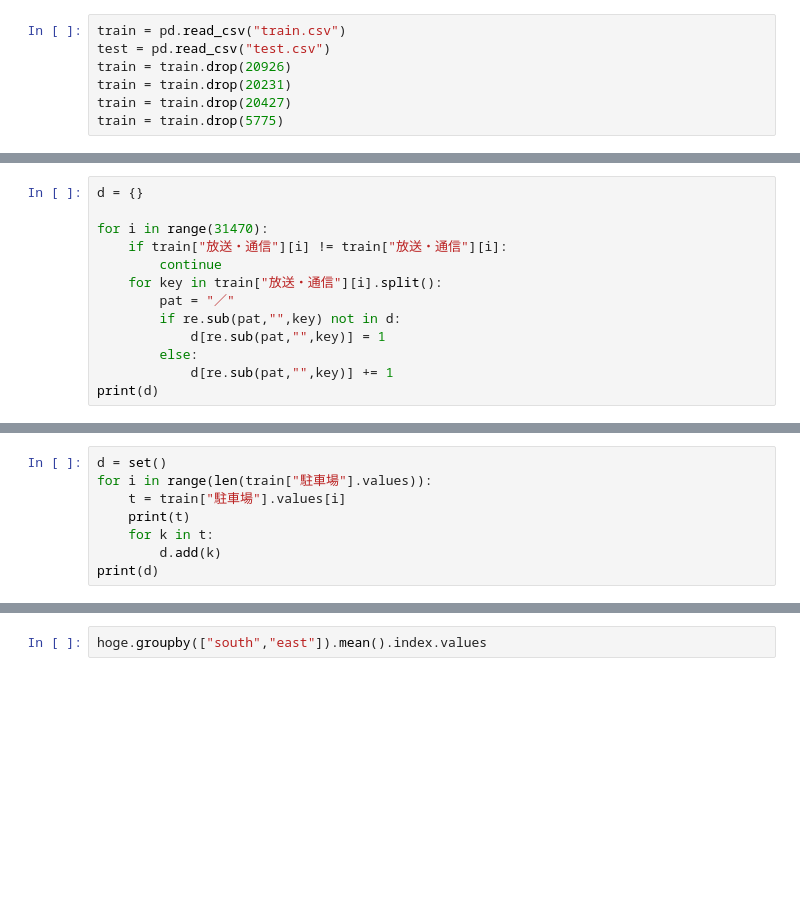
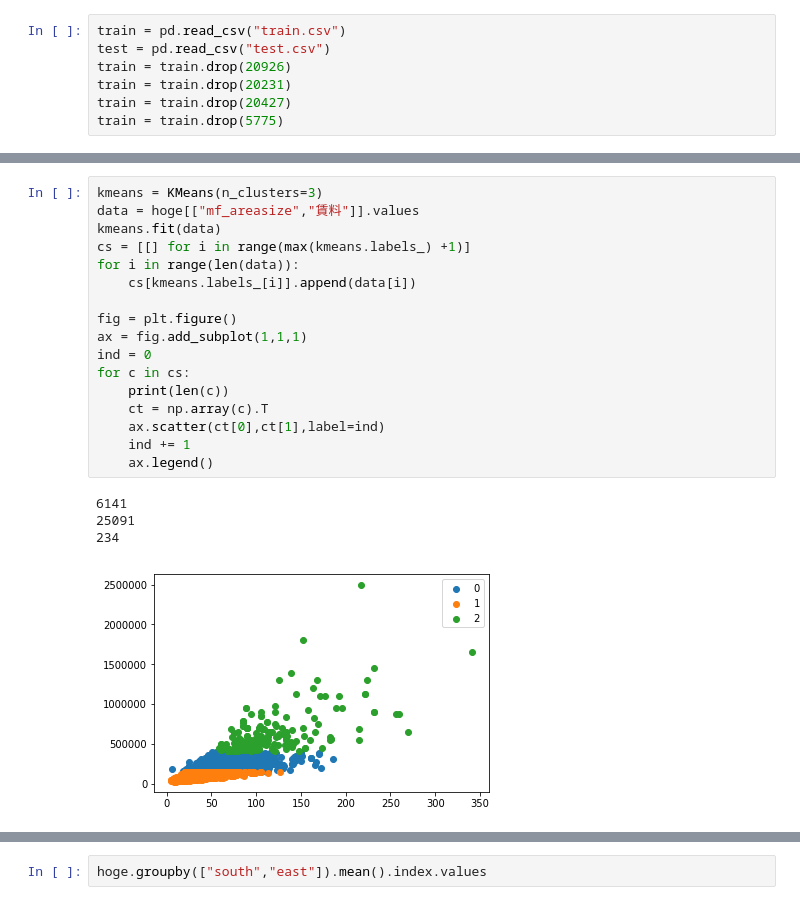
Before and after one commit to MosasoM/mynavi, a Jupyter notebook: mynavi_datavis.ipynb, the cells around one changed output, grey strips where cells are left out. Saved outputs shown, nothing was run; the diff lists cells and outputs as text; blank space fills up the shorter version.

```diff
--- a/mynavi_datavis.ipynb
+++ b/mynavi_datavis.ipynb
@@ -355,13 +21,0 @@ print(l)
-# %%
-d = {}
-
-for i in range(31470):
-    if train["放送・通信"][i] != train["放送・通信"][i]:
-        continue
-    for key in train["放送・通信"][i].split():
-        pat = "／"
-        if re.sub(pat,"",key) not in d:
-            d[re.sub(pat,"",key)] = 1
-        else:
-            d[re.sub(pat,"",key)] += 1
-print(d)
@@ -1179,8 +21,0 @@ array(['滝野川', '月島', '笹塚', '高円寺南', '金', '南千住', '東
-# %%
-d = set()
-for i in range(len(train["駐車場"].values)):
-    t = train["駐車場"].values[i]
-    print(t)
-    for k in t:
-        d.add(k)
-print(d)
@@ -1471,0 +83,22 @@ array([116208.28514655, 127517.73732021, 113991.11131131, 126737.89448052,
+# %%
+kmeans = KMeans(n_clusters=3)
+data = hoge[["mf_areasize","賃料"]].values
+kmeans.fit(data)
+cs = [[] for i in range(max(kmeans.labels_) +1)]
+for i in range(len(data)):
+    cs[kmeans.labels_[i]].append(data[i])
+
+fig = plt.figure()
+ax = fig.add_subplot(1,1,1)
+ind = 0
+for c in cs:
+    print(len(c))
+    ct = np.array(c).T
+    ax.scatter(ct[0],ct[1],label=ind)
+    ind += 1
+    ax.legend()
+# %% [output]
+6141
+25091
+234
+[figure, added]
```
Also changed, not shown: parts of 96 cells of this notebook, 26 other files.
